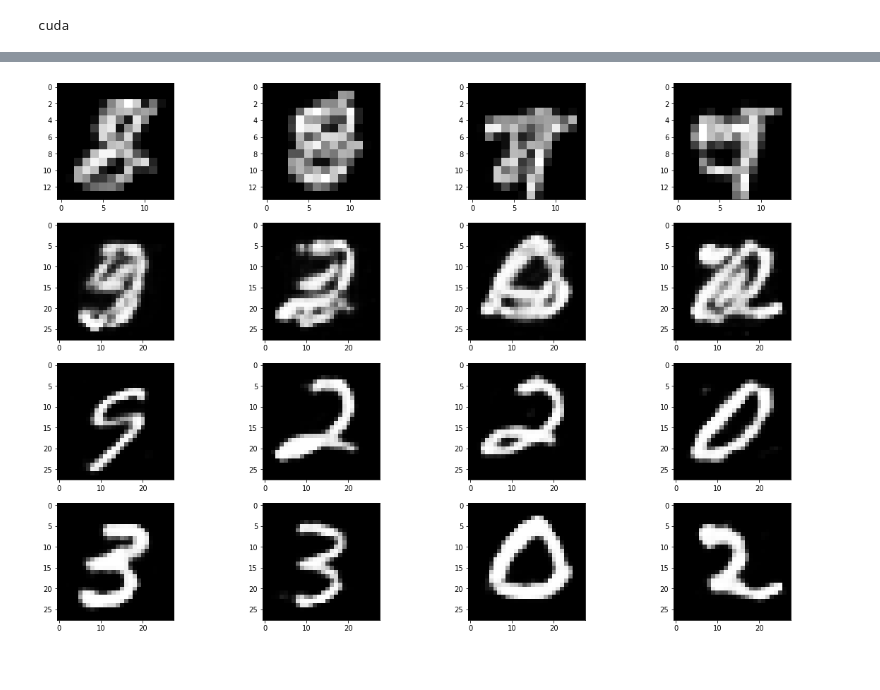
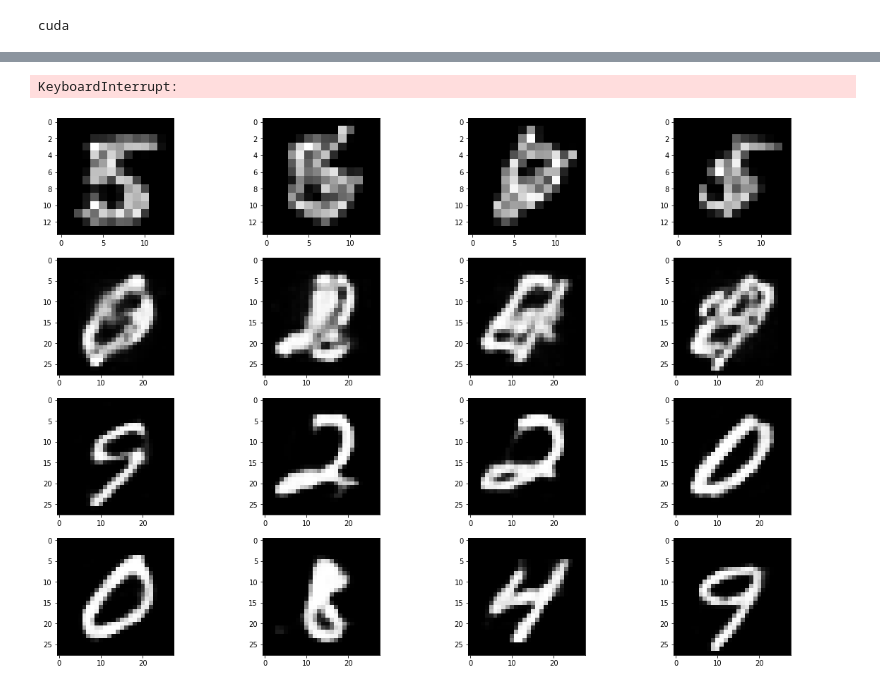
Before and after one commit to Denylson-Fuentes/Image-Disambiguity, a Jupyter notebook: Image Disambiguity-RNN.ipynb, the cells around one changed output, grey strips where cells are left out. Drawn from its saved outputs; the diff is of its cells as text; code cells hidden in the pictures.

```diff
--- a/Image Disambiguity-RNN.ipynb
+++ b/Image Disambiguity-RNN.ipynb
@@ -596,10 +596,12 @@ class Trash(nn.Module):
 # %%
 device = 'cuda' if torch.cuda.is_available() else 'cpu'
 AEnet = Trash(inplace = True).to(device)
-optimizer = torch.optim.Adam(AEnet.parameters(), lr=0.000075)
+optimizer = torch.optim.Adam(AEnet.parameters(), lr=0.000025)
 # criterion2 = nn.BCEWithLogitsLoss()
 criterion2 = nn.MSELoss()
 print(device)
 # %% [output]
 cuda
+# %%
+AEnet = Trash(inplace = True).to(device)
 # %%
@@ -652,3 +667,7 @@ Finished Training
+# %%
+output, data, training_loss= train_test(AEnet, trainset)
+# %% [output]
+KeyboardInterrupt:
 # %%
 #Print only the output images
 def show_output_images(outputs):
@@ -661,7 +680,7 @@ def show_output_images(outputs):
         #Denoising
         if i >= 1 and i < 5:
             fig.add_subplot(rows, columns, i)
-            plt.imshow(outputs[0][i-4].cpu().detach().numpy().reshape(14,14), cmap='gray')
+            plt.imshow(outputs[0][i].cpu().detach().numpy().reshape(14,14), cmap='gray')
 
         #Upsampling
         if i >= 5 and i < 9:
@@ -676,9 +695,9 @@ def show_output_images(outputs):
             fig.add_subplot(rows, columns, i)
             plt.imshow(outputs[2][i-12][784:].cpu().detach().numpy().reshape(28,28), cmap='gray')
 # %%
-show_output_images(outputs)
+show_output_images(output)
 # %% [output]
-[figure, old version]
+[figure, new version]
 # %%
 #Print only the input images
 def show_input_images(inputs):
```
Also changed, not shown: parts of 13 cells of this notebook.
